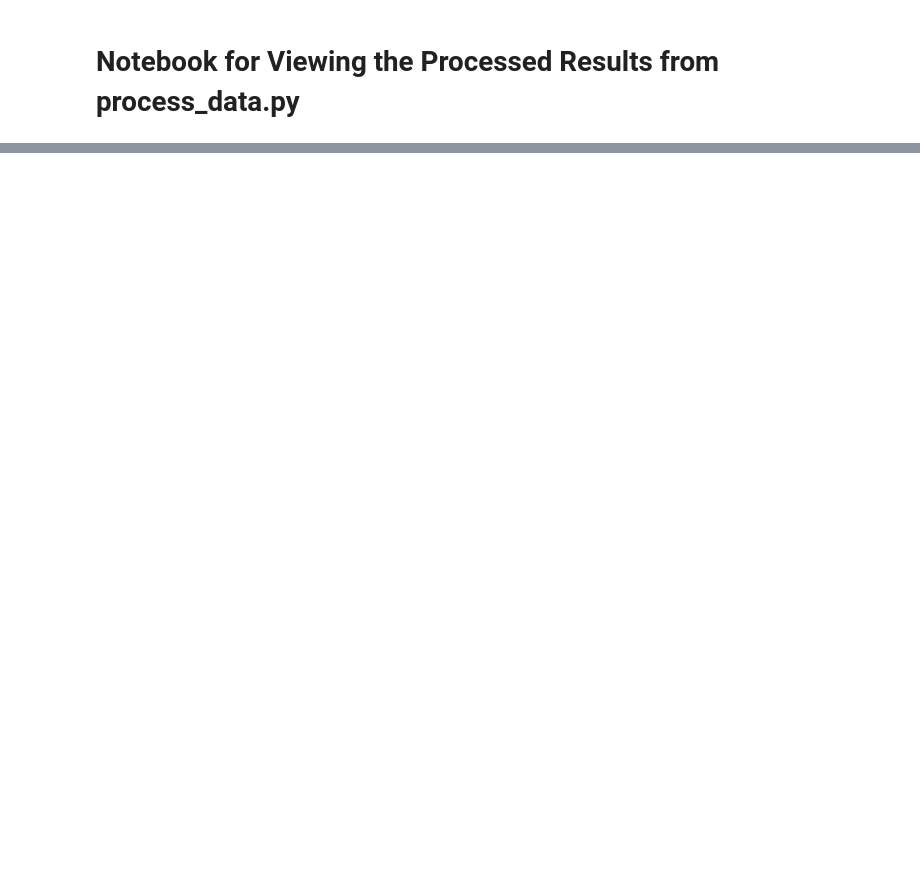
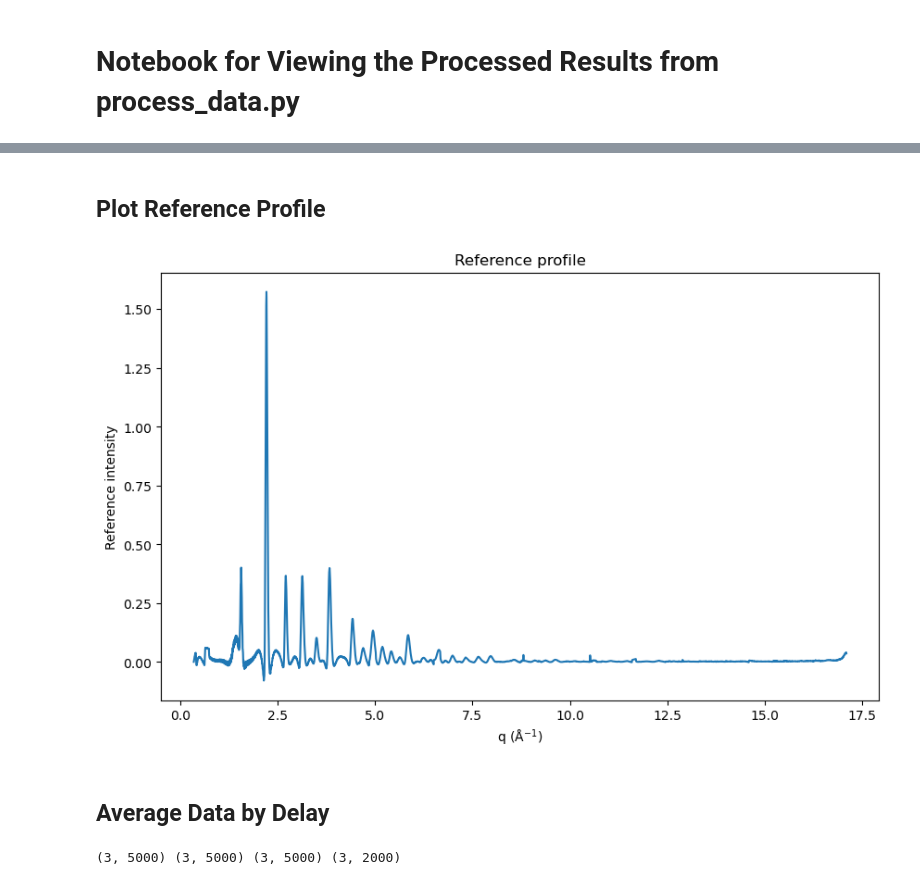
Before and after one commit to lheald2/trxrd, a Jupyter notebook: Analyze_Processed_Data.ipynb, the cells around one changed output, grey strips where cells are left out. Cells and saved outputs as stored; diff of their text form; code cells hidden in the pictures; blank space fills up the shorter version.

```diff
--- a/Analyze_Processed_Data.ipynb
+++ b/Analyze_Processed_Data.ipynb
@@ -45,0 +18,4 @@ def load_trxrd_h5(h5_path, return_dict=True):
+# %%
+h5_path = Path(r"C:\Users\lheald\Documents\Guzelturk_Lab\Sargent_Beamtime_Data\processed_data\BTO400nmS3_240Ksurv3.h5")
+print(h5_path)
+print(h5_path.exists())
@@ -75,0 +50,34 @@ print("delta_gr:", delta_gr.shape)
+# %%
+with h5py.File(h5_path, "r") as h5:
+    file_names = h5["raw_metadata/file_names"][:].astype(str)
+    delay = h5["raw_metadata/delay"][:]
+    image_number = h5["raw_metadata/image_number"][:]
+
+    q = h5["processed/q"][:]
+    profiles_flat = h5["processed/profiles_flat"][:]
+
+    reference_profile = h5["difference/reference_profile"][:]
+    dI = h5["difference/dI"][:]
+    delta_sq = h5["difference/delta_sq"][:]
+    delta_fq = h5["difference/delta_fq"][:]
+    r = h5["difference/r"][:]
+    delta_gr = h5["difference/delta_gr"][:]
+
+print("file_names:", file_names.shape)
+print("delay:", delay.shape)
+print("q:", q.shape)
+print("profiles_flat:", profiles_flat.shape)
+print("reference_profile:", reference_profile.shape)
+print("dI:", dI.shape)
+print("delta_sq:", delta_sq.shape)
+print("delta_fq:", delta_fq.shape)
+print("r:", r.shape)
+print("delta_gr:", delta_gr.shape)
+
+print("Number of unique delays:", len(np.unique(delay)))
+print("Min delay:", np.nanmin(delay))
+print("Max delay:", np.nanmax(delay))
+
+print("Any NaNs in q?", np.isnan(q).any())
+print("Any NaNs in dI?", np.isnan(dI).any())
+print("Any NaNs in delta_gr?", np.isnan(delta_gr).any())
@@ -75,0 +101,36 @@ print("delta_gr:", delta_gr.shape)
+# %% [markdown]
+## Plot Reference Profile
+# %%
+plt.figure()
+plt.plot(q, reference_profile)
+plt.xlabel("q (Å$^{-1}$)")
+plt.ylabel("Reference intensity")
+plt.title("Reference profile")
+plt.show()
+# %% [output]
+[figure, added]
+# %% [markdown]
+## Average Data by Delay
+# %%
+unique_delays = np.unique(delay)
+
+dI_avg = []
+delta_sq_avg = []
+delta_fq_avg = []
+delta_gr_avg = []
+
+for d in unique_delays:
+    mask = delay == d
+    dI_avg.append(np.nanmean(dI[mask], axis=0))
+    delta_sq_avg.append(np.nanmean(delta_sq[mask], axis=0))
+    delta_fq_avg.append(np.nanmean(delta_fq[mask], axis=0))
+    delta_gr_avg.append(np.nanmean(delta_gr[mask], axis=0))
+
+dI_avg = np.array(dI_avg)
+delta_sq_avg = np.array(delta_sq_avg)
+delta_fq_avg = np.array(delta_fq_avg)
+delta_gr_avg = np.array(delta_gr_avg)
+
+print(dI_avg.shape, delta_sq_avg.shape, delta_fq_avg.shape, delta_gr_avg.shape)
+# %% [output]
+(3, 5000) (3, 5000) (3, 5000) (3, 2000)
```
Also changed, not shown: parts of 28 cells of this notebook, 2 other files.
